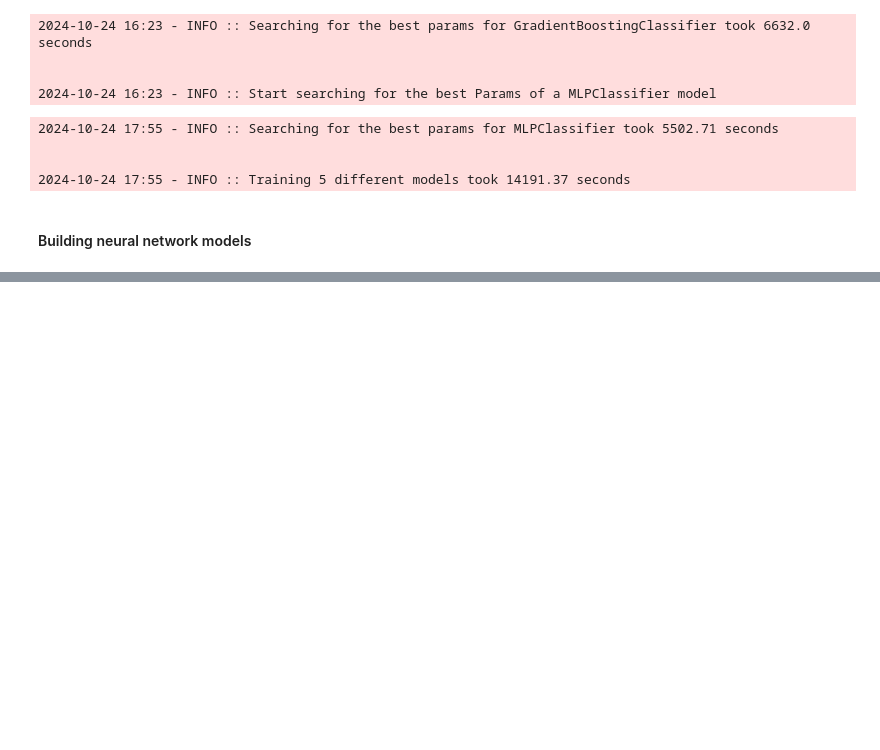
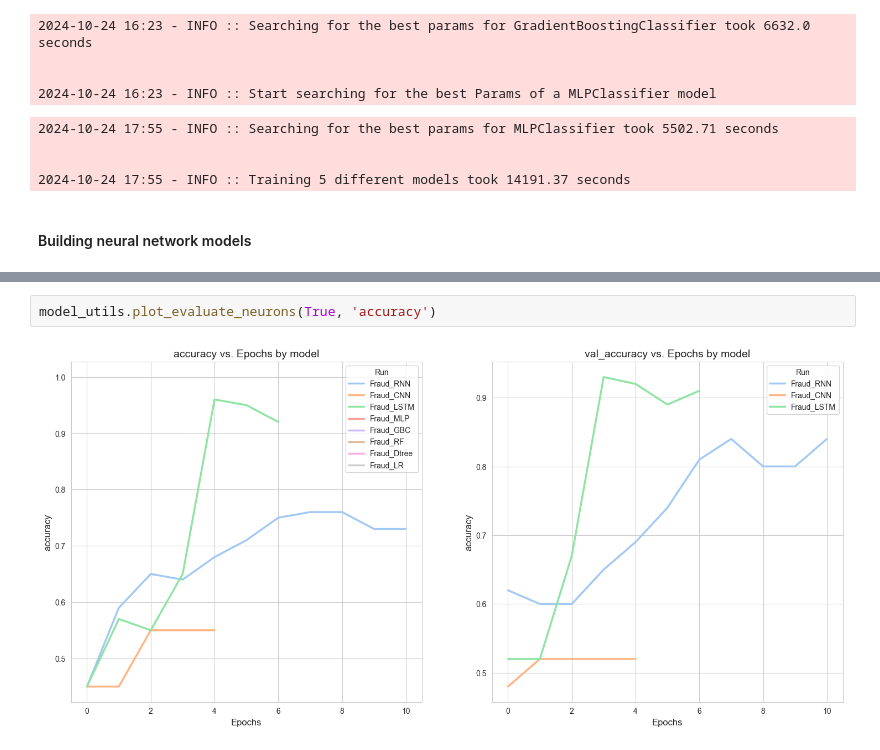
Before and after one commit to Yosef-ft/FraudDetection, a Jupyter notebook: notebooks/Model_training.ipynb, the cells around one changed output, grey strips where cells are left out. Cells and saved outputs as stored; diff of their text form; blank space fills up the shorter version.

```diff
--- a/notebooks/Model_training.ipynb
+++ b/notebooks/Model_training.ipynb
@@ -197,0 +188,4 @@ model_utils.train_neural_models(X_train_fraud, y_train_fraud, X_val_fraud, y_val
+# %%
+model_utils.plot_evaluate_neurons(True, 'accuracy')
+# %% [output]
+[figure, added]
```
Also changed, not shown: parts of 20 cells of this notebook.
